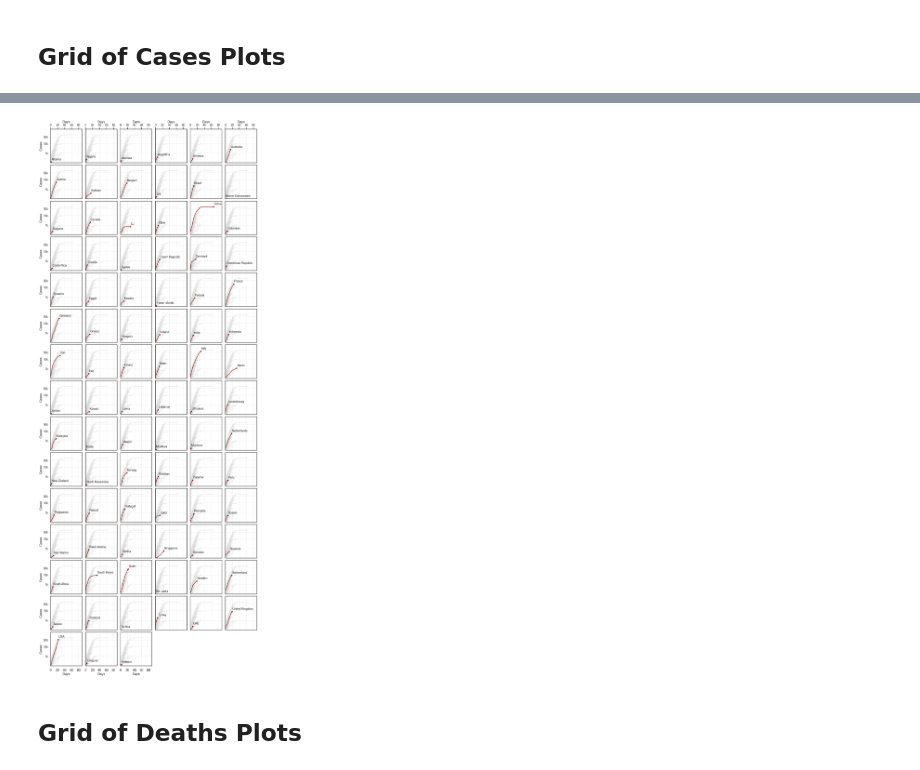
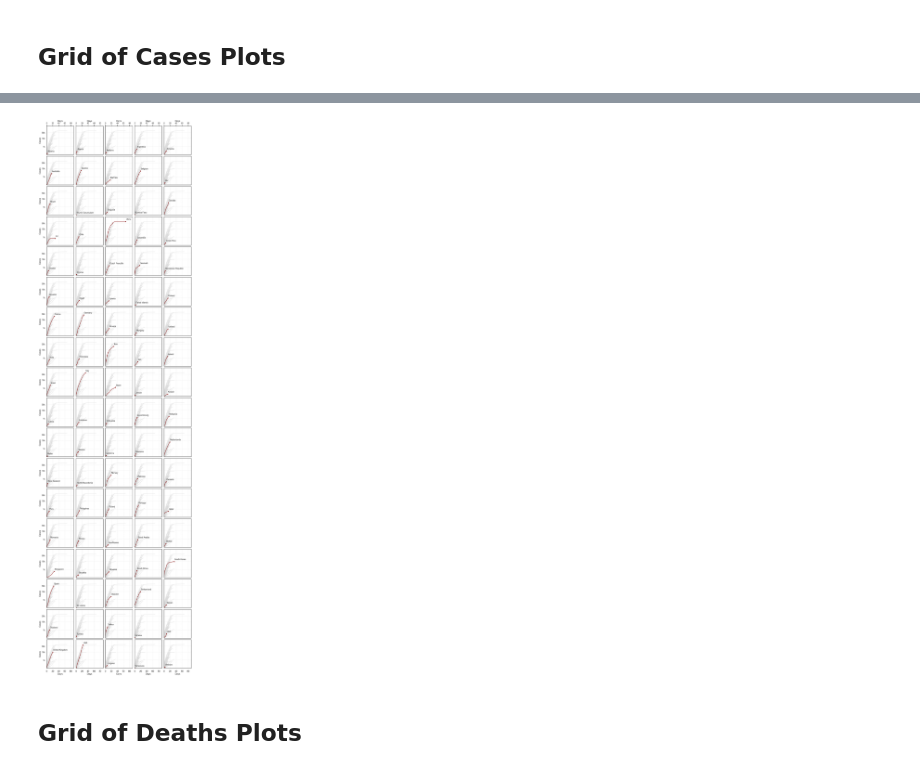
Before and after one commit to barrysmyth/data_in_the_time_of_corona, a Jupyter notebook: notebooks/100_numbers_by_day.ipynb, the cells around one changed output, grey strips where cells are left out. Saved outputs shown, nothing was run; the diff lists cells and outputs as text; code cells hidden in the pictures.

Commit message:
Fixed bug in grid layout.

```diff
--- a/notebooks/100_numbers_by_day.ipynb
+++ b/notebooks/100_numbers_by_day.ipynb
@@ -225,9 +225,8 @@ fig.savefig(graphs_dir+'deaths_by_days_for_countries.png', format='png', dpi=300
 # %% [markdown]
 # Summary Grid of Country Plots
 # %%
-def plot_countries_grid(countries, day_zero_col, cum_col, xlabel, ylabel, xticks, yticks, ylim, max_days, graph_size=2.5):
+def plot_countries_grid(countries, day_zero_col, cum_col, xlabel, ylabel, xticks, yticks, ylim, max_days, graph_size=2.5, ncols=6):
 
-    ncols = 6
     nrows = 1+len(countries)//ncols if len(countries)%ncols>0 else len(countries)//ncols
 
     fig, axs = plt.subplots(figsize=(ncols*graph_size, nrows*graph_size), nrows=nrows, ncols=ncols, sharex=True, sharey=True)
@@ -266,7 +265,9 @@ def plot_countries_grid(countries, day_zero_col, cum_col, xlabel, ylabel, xticks
 
 
     # Remove frames/axes from empty graphs
-    for ax in flattened_axs[len(countries)-len(flattened_axs):]: ax.axis('off')
+    empty_frames = len(countries)-len(flattened_axs)
+    if empty_frames<0:
+        for ax in flattened_axs[empty_frames:]: ax.axis('off')
 
     for row in range(nrows): axs[row, 0].set_ylabel(ylabel, fontsize=16)
     for col in range(ncols):
@@ -294,13 +295,14 @@ len(countries_with_100_cases)
 # %%
 max_days = 90
 
 fig, axs = plot_countries_grid(
     countries_with_100_cases,
     'day_zero_cases', 'cum_cases_log10', 'Days', 'Cases',
-    range(0, max_days, 20), np.array([1000, 10000, 50000]), (2, 5.5), max_days
+    range(0, max_days, 20), np.array([1000, 10000, 50000]), (2, 5.5),
+    max_days, graph_size=3, ncols=5
 );
 # %% [output]
-[figure, old version]
+[figure, new version]
 # %%
 fig.savefig(graphs_dir+'grid_cases_by_days_for_countries.png', format='png', dpi=300)
 # %% [markdown]
```
Also changed, not shown: parts of 9 cells of this notebook, 4 other files.
